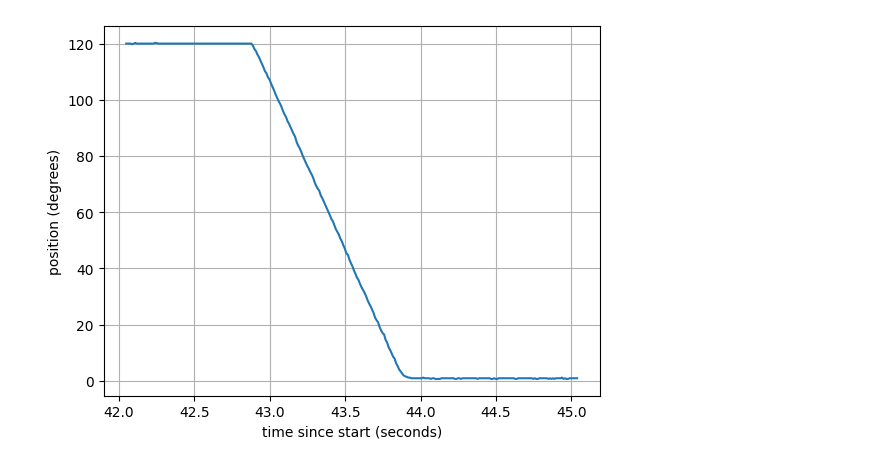
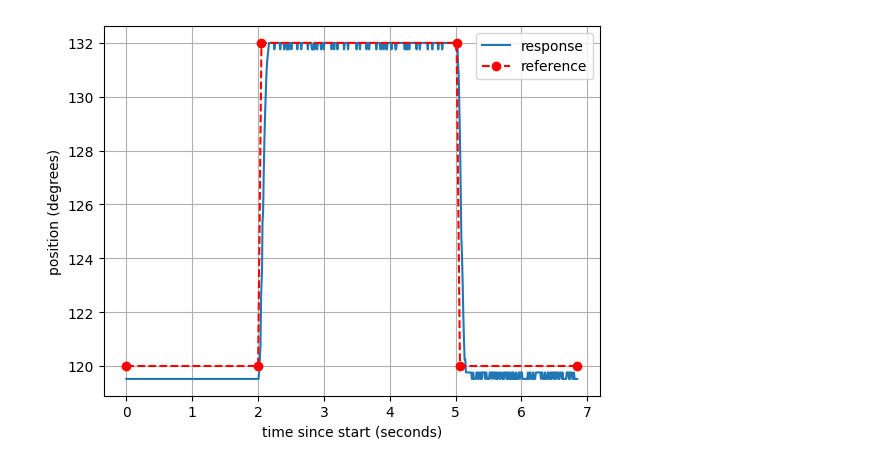
Before and after one commit to sonic160/digital_twin_robot, a Jupyter notebook: reference_model_development/condition_monitoring_demo/cm/scripts/data_vis.ipynb, the cells around one changed output. Drawn from its saved outputs; the diff is of its cells as text; code cells hidden in the pictures.

Commit message:
improve position test.

```diff
--- a/reference_model_development/condition_monitoring_demo/cm/scripts/data_vis.ipynb
+++ b/reference_model_development/condition_monitoring_demo/cm/scripts/data_vis.ipynb
@@ -14,3 +13,0 @@ df.head()
-# %%
-df['time_since_start'] = (df['timestamp']-df['timestamp'][0])%1e3
-df['position_degree'] = df['position']/1000*240
@@ -26,9 +14,28 @@ plt.grid(True)
-# %%
-import matplotlib.pyplot as plt
-
-plt.plot(df['time_since_start'][4200:4500], df['position_degree'][4200:4500])
-plt.xlabel('time since start (seconds)')
-plt.ylabel('position (degrees)')
-plt.grid(True)
-# %% [output]
-[figure, removed]
+# %%
+import matplotlib.pyplot as plt
+
+df_response = df[df['command']==False]
+plt.plot(df_response['time_since_start'], df_response['position_degree'], label='response')
+
+df_ref = df[df['command']==True]
+duration = .05
+
+# Input the points (t, y)
+points = [(0, 120), (df_ref.iloc[0]['time_since_start'], 120),
+          (df_ref.iloc[0]['time_since_start']+duration, df_ref.iloc[0]['position_degree']),
+          (df_ref.iloc[1]['time_since_start'], df_ref.iloc[0]['position_degree']),
+          (df_ref.iloc[1]['time_since_start']+duration, df_ref.iloc[1]['position_degree']),
+          (df_response.iloc[-1]['time_since_start'], df_ref.iloc[1]['position_degree'])
+]
+# Extract x and y values from points
+x_values = [point[0] for point in points]
+y_values = [point[1] for point in points]
+# Plot the points and connect them with straight lines
+plt.plot(x_values, y_values, 'or--', label='reference')
+
+plt.legend()
+plt.xlabel('time since start (seconds)')
+plt.ylabel('position (degrees)')
+plt.grid(True)
+# %% [output]
+[figure, added]
```
Also changed, not shown: parts of 2 cells of this notebook, 3 other files.
